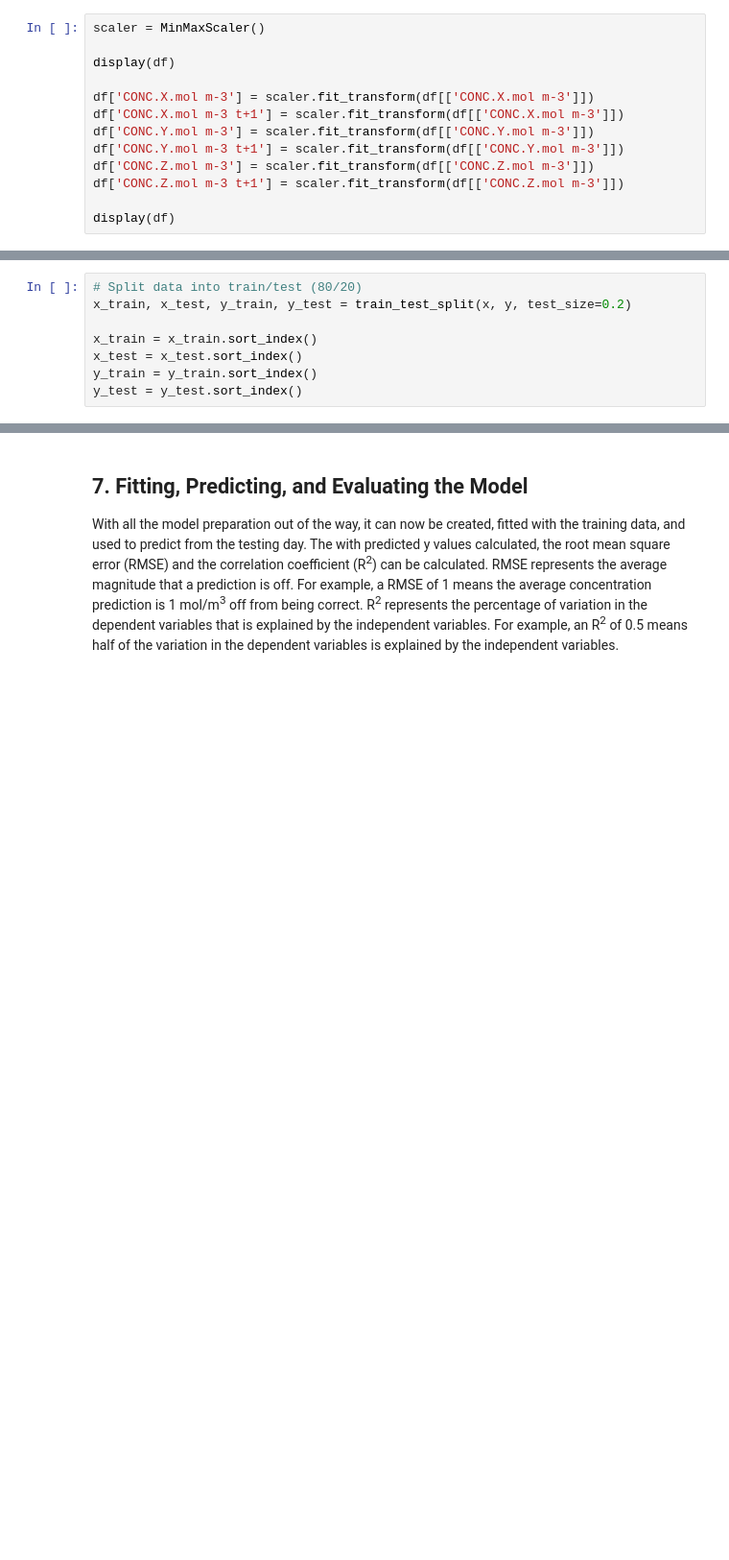
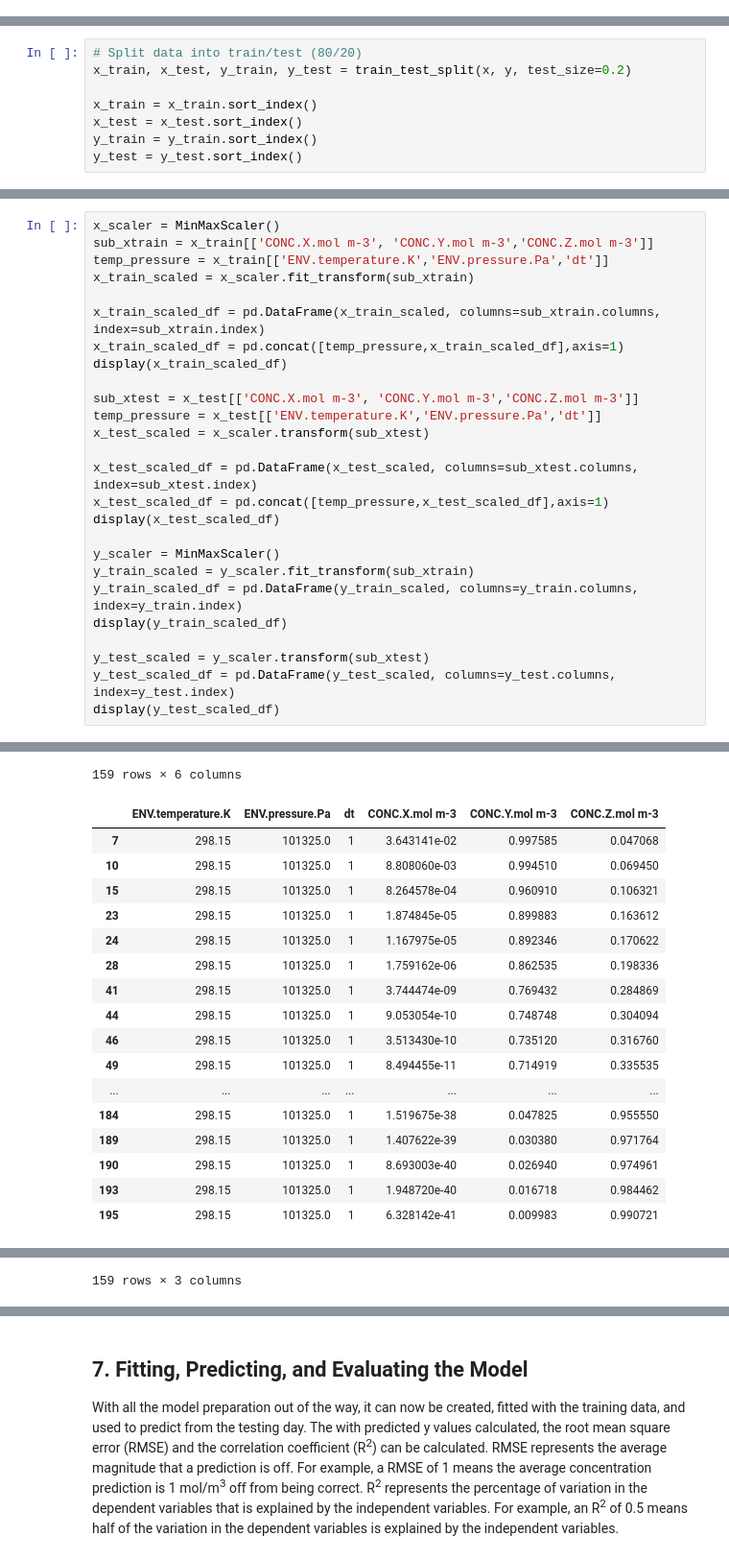
Before and after one commit to NCAR/music-box, a Jupyter notebook: tutorial/4. machine_learning.ipynb, the cells around one changed output, grey strips where cells are left out. Shown: that part at 96% size. Saved outputs shown, nothing was run; the diff lists cells and outputs as text; blank space fills up the shorter version.

```diff
--- a/tutorial/4. machine_learning.ipynb
+++ b/tutorial/4. machine_learning.ipynb
@@ -106,13 +97,0 @@ The DataFrame is display before and after the normalization so that you can see
-# %%
-scaler = MinMaxScaler()
-
-display(df)
-
-df['CONC.X.mol m-3'] = scaler.fit_transform(df[['CONC.X.mol m-3']])
-df['CONC.X.mol m-3 t+1'] = scaler.fit_transform(df[['CONC.X.mol m-3']])
-df['CONC.Y.mol m-3'] = scaler.fit_transform(df[['CONC.Y.mol m-3']])
-df['CONC.Y.mol m-3 t+1'] = scaler.fit_transform(df[['CONC.Y.mol m-3']])
-df['CONC.Z.mol m-3'] = scaler.fit_transform(df[['CONC.Z.mol m-3']])
-df['CONC.Z.mol m-3 t+1'] = scaler.fit_transform(df[['CONC.Z.mol m-3']])
-
-display(df)
@@ -177,0 +140,27 @@ y_test = y_test.sort_index()
+# %%
+x_scaler = MinMaxScaler()
+sub_xtrain = x_train[['CONC.X.mol m-3', 'CONC.Y.mol m-3','CONC.Z.mol m-3']]
+temp_pressure = x_train[['ENV.temperature.K','ENV.pressure.Pa','dt']]
+x_train_scaled = x_scaler.fit_transform(sub_xtrain)
+
+x_train_scaled_df = pd.DataFrame(x_train_scaled, columns=sub_xtrain.columns, index=sub_xtrain.index)
+x_train_scaled_df = pd.concat([temp_pressure,x_train_scaled_df],axis=1)
+display(x_train_scaled_df)
+
+sub_xtest = x_test[['CONC.X.mol m-3', 'CONC.Y.mol m-3','CONC.Z.mol m-3']]
+temp_pressure = x_test[['ENV.temperature.K','ENV.pressure.Pa','dt']]
+x_test_scaled = x_scaler.transform(sub_xtest)
+
+x_test_scaled_df = pd.DataFrame(x_test_scaled, columns=sub_xtest.columns, index=sub_xtest.index)
+x_test_scaled_df = pd.concat([temp_pressure,x_test_scaled_df],axis=1)
+display(x_test_scaled_df)
+
+y_scaler = MinMaxScaler()
+y_train_scaled = y_scaler.fit_transform(sub_xtrain)
+y_train_scaled_df = pd.DataFrame(y_train_scaled, columns=y_train.columns, index=y_train.index)
+display(y_train_scaled_df)
+
+y_test_scaled = y_scaler.transform(sub_xtest)
+y_test_scaled_df = pd.DataFrame(y_test_scaled, columns=y_test.columns, index=y_test.index)
+display(y_test_scaled_df)
+# %% [output]
@@ -177,0 +179,18 @@ y_test = y_test.sort_index()
+159 rows × 6 columns
+|  | ENV.temperature.K | ENV.pressure.Pa | dt | CONC.X.mol m-3 | CONC.Y.mol m-3 | CONC.Z.mol m-3 |
+| 7 | 298.15 | 101325.0 | 1 | 3.643141e-02 | 0.997585 | 0.047068 |
+| 10 | 298.15 | 101325.0 | 1 | 8.808060e-03 | 0.994510 | 0.069450 |
+| 15 | 298.15 | 101325.0 | 1 | 8.264578e-04 | 0.960910 | 0.106321 |
+| 23 | 298.15 | 101325.0 | 1 | 1.874845e-05 | 0.899883 | 0.163612 |
+| 24 | 298.15 | 101325.0 | 1 | 1.167975e-05 | 0.892346 | 0.170622 |
+| 28 | 298.15 | 101325.0 | 1 | 1.759162e-06 | 0.862535 | 0.198336 |
+| 41 | 298.15 | 101325.0 | 1 | 3.744474e-09 | 0.769432 | 0.284869 |
+| 44 | 298.15 | 101325.0 | 1 | 9.053054e-10 | 0.748748 | 0.304094 |
+| 46 | 298.15 | 101325.0 | 1 | 3.513430e-10 | 0.735120 | 0.316760 |
+| 49 | 298.15 | 101325.0 | 1 | 8.494455e-11 | 0.714919 | 0.335535 |
+| ... | ... | ... | ... | ... | ... | ... |
+| 184 | 298.15 | 101325.0 | 1 | 1.519675e-38 | 0.047825 | 0.955550 |
+| 189 | 298.15 | 101325.0 | 1 | 1.407622e-39 | 0.030380 | 0.971764 |
+| 190 | 298.15 | 101325.0 | 1 | 8.693003e-40 | 0.026940 | 0.974961 |
+| 193 | 298.15 | 101325.0 | 1 | 1.948720e-40 | 0.016718 | 0.984462 |
+| 195 | 298.15 | 101325.0 | 1 | 6.328142e-41 | 0.009983 | 0.990721 |
@@ -177,0 +209 @@ y_test = y_test.sort_index()
+159 rows × 3 columns
```
Also changed, not shown: parts of 15 cells of this notebook.
